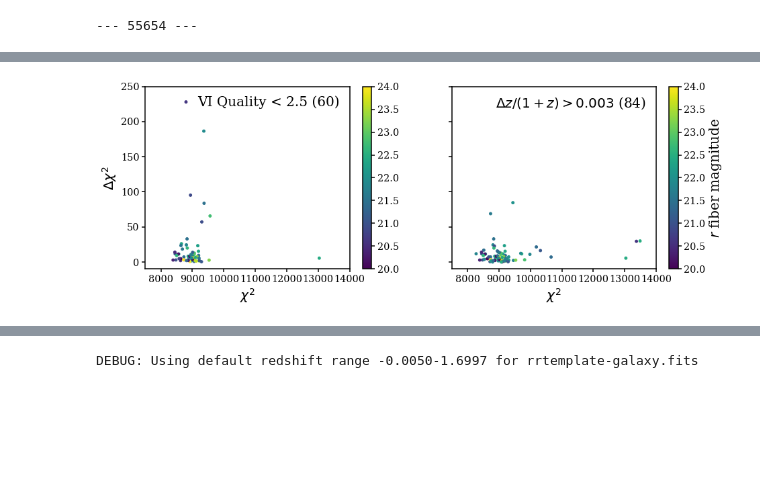
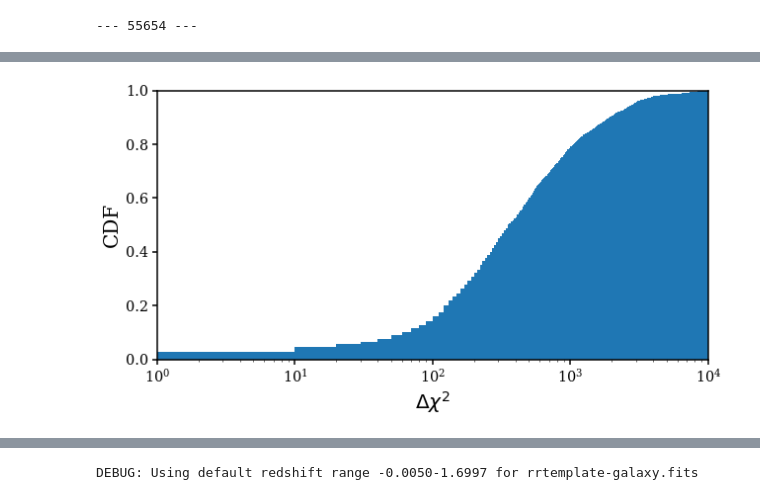
Before and after one commit to desi-bgs/feasiBGS, a Jupyter notebook: notebook/cmx/cmx_vi.ipynb, the cells around one changed output, grey strips where cells are left out. Cells and saved outputs as stored; diff of their text form; code cells hidden in the pictures; blank space fills up the shorter version.

Commit message:
extra plots based on telecon feedback

```diff
--- a/notebook/cmx/cmx_vi.ipynb
+++ b/notebook/cmx/cmx_vi.ipynb
@@ -112,7 +112,8 @@ for i_exp, expid in enumerate(expids[:1]):
     sub.set_xlabel(r'$\chi^2$', fontsize=20)
     sub.set_xlim(7500., 14000)
     sub.set_ylabel(r'$\Delta \chi^2$', fontsize=20)
-    sub.set_ylim(-10, 500)
+    sub.set_ylim(1., 2e4)
+    sub.set_yscale('log')
 
     sub = fig.add_subplot(122)
     sub.scatter(chi2s, dchi2s, s=3, c='k')
@@ -120,49 +121,9 @@ for i_exp, expid in enumerate(expids[:1]):
     sub.legend(loc='upper right', fontsize=20, handletextpad=0.1, markerscale=5)
     sub.set_xlabel(r'$\chi^2$', fontsize=20)
     sub.set_xlim(7500., 14000)
-    sub.set_ylim(-10, 500)
+    sub.set_ylim(1., 2e4)
+    sub.set_yscale('log')
     sub.set_yticklabels([])
-
-    fig = plt.figure(figsize=(15, 5))
-    sub = fig.add_subplot(121)
-    _plt = sub.scatter(chi2s[bad_vi], dchi2s[bad_vi], c=rmags[bad_vi], s=15, vmin=17.6, vmax=21.)
-    cbar = fig.colorbar(_plt, ax=sub)
-    sub.set_xlabel(r'$\chi^2$', fontsize=20)
-    sub.set_xlim(7500., 14000)
-    sub.set_ylabel(r'$\Delta \chi^2$', fontsize=20)
-    sub.set_ylim(-10, 250)
-    sub.text(0.95, 0.95, 'VI Quality < 2.5 (%i)' % np.sum(bad_vi), transform=sub.transAxes, ha='right', va='top', fontsize=20)
-
-    sub = fig.add_subplot(122)
-    _plt = sub.scatter(chi2s[rr_mismatch], dchi2s[rr_mismatch], s=15, c=rmags[rr_mismatch], vmin=17.6, vmax=21.)
-    cbar = fig.colorbar(_plt, ax=sub)
-    cbar.set_label('$r$ magnitude', fontsize=20)
-    sub.set_xlabel(r'$\chi^2$', fontsize=20)
-    sub.set_xlim(7500., 14000)
-    sub.set_ylim(-10, 250)
-    sub.set_yticklabels([])
-    sub.text(0.95, 0.95, '$\Delta z/(1+z) > 0.003$ (%i)' % np.sum(rr_mismatch), transform=sub.transAxes, ha='right', va='top', fontsize=20)
-
-    fig = plt.figure(figsize=(15, 5))
-    sub = fig.add_subplot(121)
-    _plt = sub.scatter(chi2s[bad_vi], dchi2s[bad_vi], c=rfibs[bad_vi], s=15, vmin=20., vmax=24.)
-    cbar = fig.colorbar(_plt, ax=sub)
-    sub.set_xlabel(r'$\chi^2$', fontsize=20)
-    sub.set_xlim(7500., 14000)
-    sub.set_ylabel(r'$\Delta \chi^2$', fontsize=20)
-    sub.set_ylim(-10, 250)
-    sub.text(0.95, 0.95, 'VI Quality < 2.5 (%i)' % np.sum(bad_vi), transform=sub.transAxes, ha='right', va='top', fontsize=20)
-
-    sub = fig.add_subplot(122)
-    _plt = sub.scatter(chi2s[rr_mismatch], dchi2s[rr_mismatch], s=15, c=rfibs[rr_mismatch], vmin=20., vmax=24.)
-    cbar = fig.colorbar(_plt, ax=sub)
-    cbar.set_label('$r$ fiber magnitude', fontsize=20)
-    sub.set_xlabel(r'$\chi^2$', fontsize=20)
-    sub.set_xlim(7500., 14000)
-    sub.set_ylim(-10, 250)
-    sub.set_yticklabels([])
-    sub.text(0.95, 0.95, '$\Delta z/(1+z) > 0.003$ (%i)' % np.sum(rr_mismatch), transform=sub.transAxes, ha='right', va='top', fontsize=20)
-
 
     fig = plt.figure(figsize=(15, 5))
     sub = fig.add_subplot(121)
@@ -181,6 +142,48 @@ for i_exp, expid in enumerate(expids[:1]):
     sub.set_xlim(17.5, 21)
     sub.set_ylim(24., 18)
     sub.set_yticklabels([])
+
+    fig = plt.figure(figsize=(10, 5))
+    sub = fig.add_subplot(111)
+    sub.hist(dchi2s, range=(0, 1e4), cumulative=True, density=True, bins=1000)
+    sub.set_xlabel(r'$\Delta \chi^2$', fontsize=20)
+    sub.set_xlim(1, 1e4)
+    sub.set_xscale('log')
+    sub.set_ylabel('CDF', fontsize=20)
+    sub.set_ylim(0., 1.)
+
+    fig = plt.figure(figsize=(10, 5))
+    sub = fig.add_subplot(111)
+    sub.hist(dchi2s, range=(0, 1e4), cumulative=True, density=True, bins=1000)
+    sub.plot([40., 40.], [0., 1.], c='k', ls='--')
+    sub.plot([100., 100.], [0., 1.], c='k', ls='--')
+    sub.set_xlabel(r'$\Delta \chi^2$', fontsize=20)
+    sub.set_xlim(1, 120)
+    sub.set_ylabel('CDF', fontsize=20)
+    sub.set_ylim(0., 0.3)
+
+
+    fig = plt.figure(figsize=(10, 5))
+    sub = fig.add_subplot(111)
+    sub.hist(dchi2s, range=(0, 1e4), bins=1000, label='BGS VI')
+    sub.hist(dchi2s[bad_vi], range=(0, 1e4), bins=1000, label='VI Quality < 2.5')
+    sub.plot([40., 40.], [0., 100.], c='k', ls='--')
+    sub.plot([100., 100.], [0., 100.], c='k', ls='--')
+    sub.legend(loc='upper right', fontsize=20, handletextpad=0.1)
+    sub.set_xlabel(r'$\Delta \chi^2$', fontsize=20)
+    sub.set_xlim(1, 500)
+    #sub.set_xscale('log')
+    sub.set_ylabel('histogram', fontsize=20)
+    sub.set_ylim(0., 70.)
+
+    print(np.sum(dchi2s < 40), np.sum(dchi2s < 100), np.sum((dchi2s > 40) & (dchi2s < 100)))
+    print(np.sum(dchi2s < 40)/len(dchi2s), np.sum(dchi2s < 100)/len(dchi2s), np.sum((dchi2s > 40) & (dchi2s < 100))/len(dchi2s))
+    print(np.sum(bad_vi & (dchi2s < 40)), np.sum(dchi2s < 40))
+    print(np.sum(bad_vi & (dchi2s < 40))/np.sum(dchi2s < 40))
+
+    print(np.sum(bad_vi & (dchi2s < 100)), np.sum(dchi2s < 100))
+    print(np.sum(bad_vi & (dchi2s < 100))/np.sum(dchi2s < 100))
+    print(np.sum(bad_vi & (dchi2s > 40) & (dchi2s < 100))/np.sum((dchi2s > 40) & (dchi2s < 100)))
 # %% [output]
 --- 55654 ---
   2241 of 5000 BGS targets have matches to VI
@@ -191 +201 @@ for i_exp, expid in enumerate(expids[:1]):
-[figure, old version]
+[figure, new version]
```
Also changed, not shown: parts of 2 cells of this notebook.
